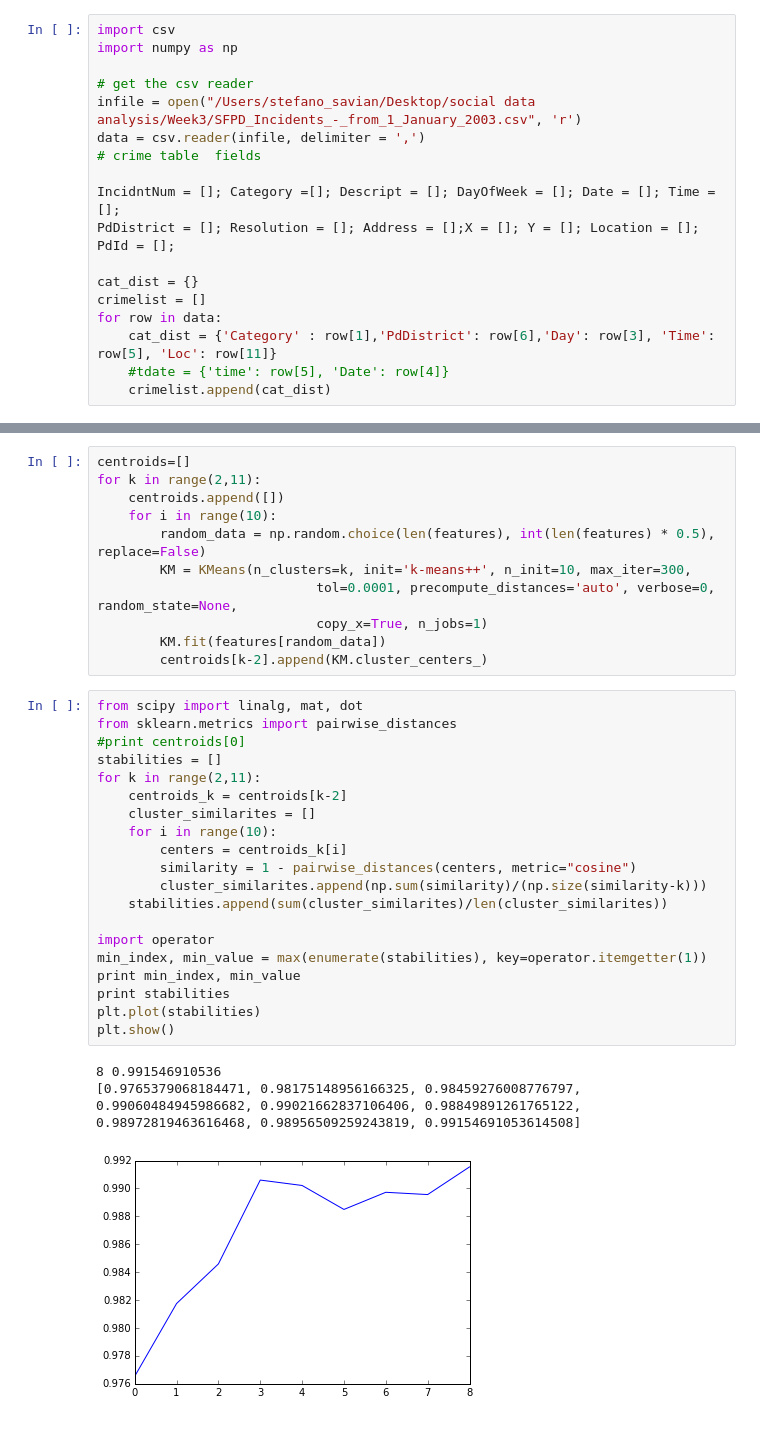
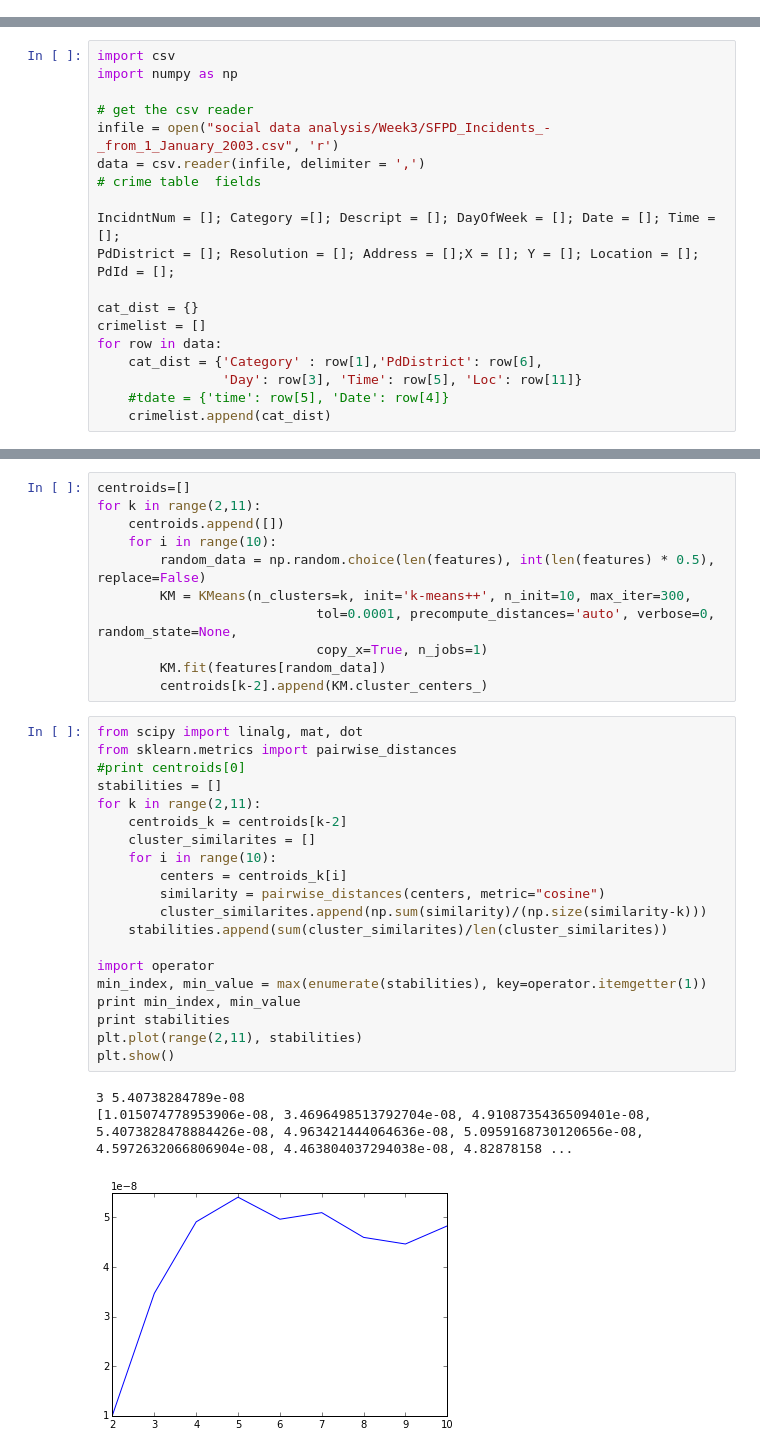
Before and after one commit to GiorgosPa/GiorgosPa.github.io, a Jupyter notebook: Week5_cluster.ipynb, the cells around one changed output, grey strips where cells are left out. Saved outputs shown, nothing was run; the diff lists cells and outputs as text.

```diff
--- a/Week5_cluster.ipynb
+++ b/Week5_cluster.ipynb
@@ -46,21 +1,3 @@ YouTubeVideo("BmSarhudhiY",width=600, height=300)
-# %%
-import csv
-import numpy as np
-
-# get the csv reader
-infile = open("/Users/stefano_savian/Desktop/social data analysis/Week3/SFPD_Incidents_-_from_1_January_2003.csv", 'r')
-data = csv.reader(infile, delimiter = ',')
-# crime table  fields
-
-IncidntNum = []; Category =[]; Descript = []; DayOfWeek = []; Date = []; Time = [];
-PdDistrict = []; Resolution = []; Address = [];X = []; Y = []; Location = []; PdId = [];
-
-cat_dist = {}
-crimelist = []
-for row in data:
-    cat_dist = {'Category' : row[1],'PdDistrict': row[6],'Day': row[3], 'Time': row[5], 'Loc': row[11]}
-    #tdate = {'time': row[5], 'Date': row[4]}
-    crimelist.append(cat_dist)
 # %% [markdown]
 ## Part 2: Clustering (DSFS Chapter 19)
 
@@ -88,6 +20,25 @@ In this exercise we explore $K$-means clustering - and we it out on the location
 >   - We now say that the right $K$ maximizes stability.
 > * Explain why stability should help you find the right number of clusters.
 > * **Optional**: Perform stability analysis on the prostitution data.
+# %%
+import csv
+import numpy as np
+
+# get the csv reader
+infile = open("social data analysis/Week3/SFPD_Incidents_-_from_1_January_2003.csv", 'r')
+data = csv.reader(infile, delimiter = ',')
+# crime table  fields
+
+IncidntNum = []; Category =[]; Descript = []; DayOfWeek = []; Date = []; Time = [];
+PdDistrict = []; Resolution = []; Address = [];X = []; Y = []; Location = []; PdId = [];
+
+cat_dist = {}
+crimelist = []
+for row in data:
+    cat_dist = {'Category' : row[1],'PdDistrict': row[6],
+                'Day': row[3], 'Time': row[5], 'Loc': row[11]}
+    #tdate = {'time': row[5], 'Date': row[4]}
+    crimelist.append(cat_dist)
 # %%
 def prost(a):
     if a.get('Category') =='PROSTITUTION':
@@ -154,24 +105,24 @@ for k in range(2,11):
 # %%
 from scipy import linalg, mat, dot
 from sklearn.metrics import pairwise_distances
 #print centroids[0]
 stabilities = []
 for k in range(2,11):
     centroids_k = centroids[k-2]
     cluster_similarites = []
     for i in range(10):
         centers = centroids_k[i]
-        similarity = 1 - pairwise_distances(centers, metric="cosine")
+        similarity = pairwise_distances(centers, metric="cosine")
         cluster_similarites.append(np.sum(similarity)/(np.size(similarity-k)))
     stabilities.append(sum(cluster_similarites)/len(cluster_similarites))
 
 import operator
 min_index, min_value = max(enumerate(stabilities), key=operator.itemgetter(1))
 print min_index, min_value
 print stabilities
-plt.plot(stabilities)
+plt.plot(range(2,11), stabilities)
 plt.show()
 # %% [output]
-8 0.991546910536
-[0.9765379068184471, 0.98175148956166325, 0.98459276008776797, 0.99060484945986682, 0.99021662837106406, 0.98849891261765122, 0.98972819463616468, 0.98956509259243819, 0.99154691053614508]
+3 5.40738284789e-08
+[1.015074778953906e-08, 3.4696498513792704e-08, 4.9108735436509401e-08, 5.4073828478884426e-08, 4.963421444064636e-08, 5.0959168730120656e-08, 4.5972632066806904e-08, 4.463804037294038e-08, 4.82878158 ...
-[figure, old version]
+[figure, new version]
```
Also changed, not shown: parts of 13 cells of this notebook, 2 other files.
